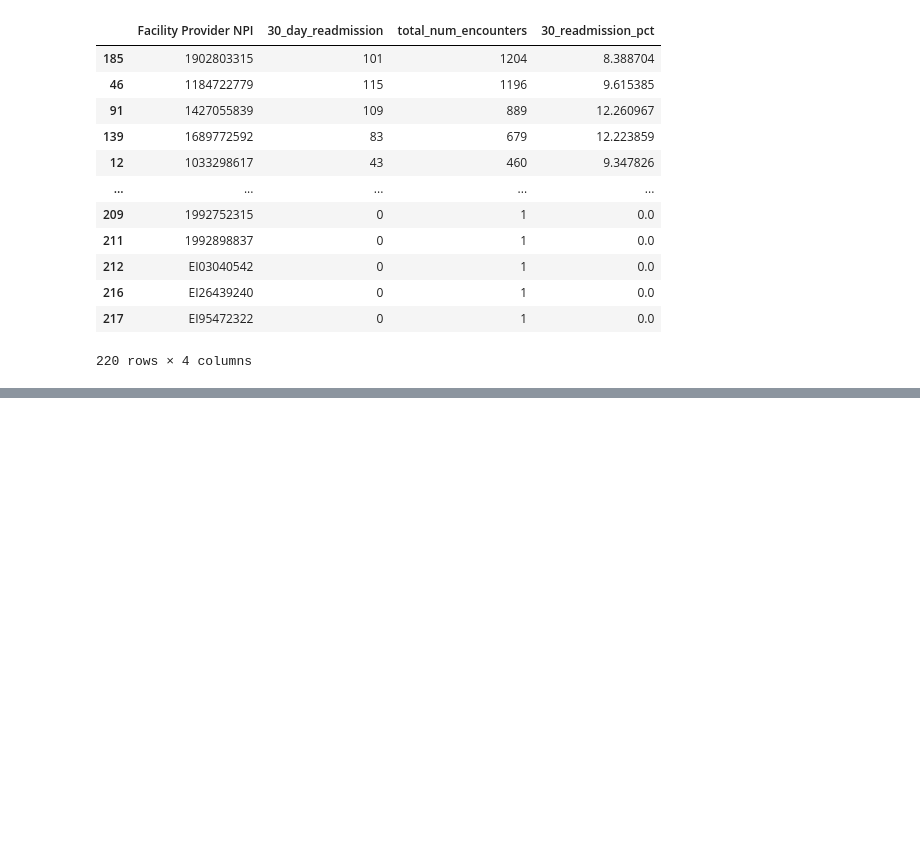
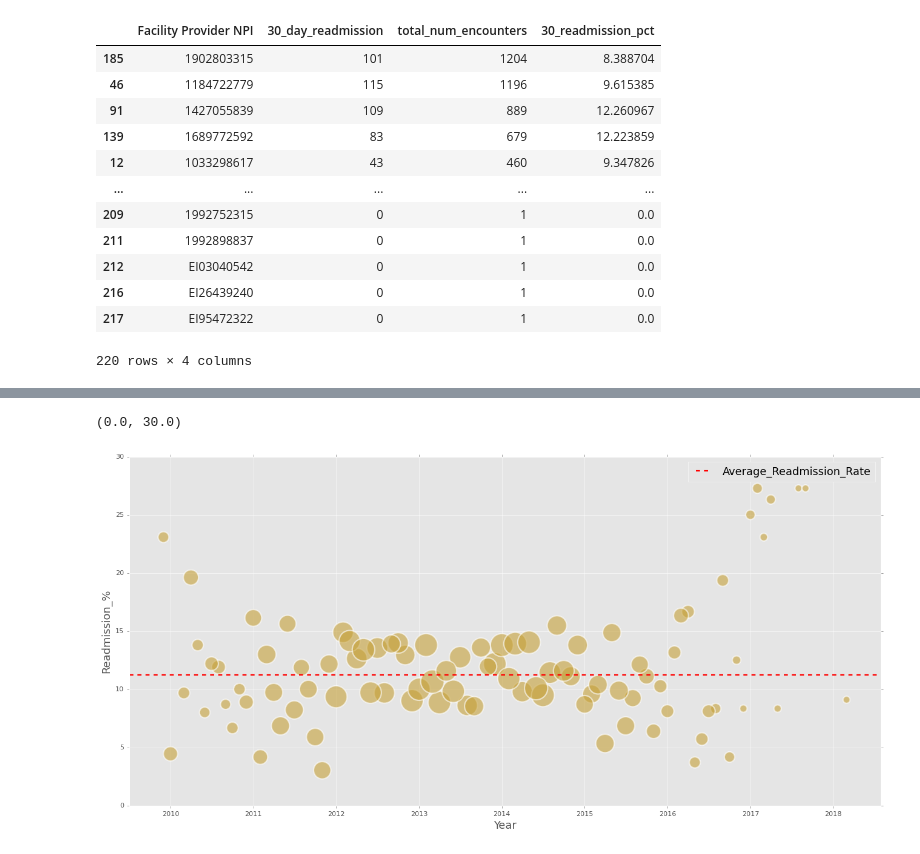
Before and after one commit to rghertel/hospital-readmission-not-koalas, a Jupyter notebook: notebook/hospital_readmission.ipynb, the cells around one changed output, grey strips where cells are left out. Drawn from its saved outputs; the diff is of its cells as text; code cells hidden in the pictures; blank space fills up the shorter version.

```diff
--- a/notebook/hospital_readmission.ipynb
+++ b/notebook/hospital_readmission.ipynb
@@ -396,6 +398,7 @@ for i in q['time_diff']:
 q['within_30'] = b
 print(q['within_30'].value_counts())
 print(696/6213 * 100)
+readmit_rate= (696/6213 * 100)
 # %% [output]
 no     5517
 yes     696
@@ -615,0 +797,8 @@ Name: Patient ID, Length: 4701, dtype: int64
+# %%
+trh = ee.groupby(['month_year']).within_30.count().reset_index(name='Count')
+trh = trh.rename(columns={"Count": "Hospital_Count"})
+print(trh)
+efg = ee[ee['within_30'] == 'yes']
+efg = efg.groupby(['month_year']).within_30.count().reset_index(name='Count')
+efg = efg.rename(columns={"Count": "readmitted_within_30_days"})
+print(efg)
@@ -615,0 +823,2 @@ Name: Patient ID, Length: 4701, dtype: int64
+# %%
+qqqq = trh.merge(efg, how = 'left', on = 'month_year')
@@ -615,0 +839,5 @@ Name: Patient ID, Length: 4701, dtype: int64
+# %%
+qqqq['month_year'] = pd.to_datetime(qqqq['month_year'])
+qqqq['Hospital_Count'] = qqqq['Hospital_Count'].astype('float')
+qqqq['pct_readmitted_30_days'] = qqqq['readmitted_within_30_days']/qqqq['Hospital_Count']*100
+qqqq= qqqq[qqqq['Hospital_Count']>=10]
@@ -615,0 +860,27 @@ Name: Patient ID, Length: 4701, dtype: int64
+# %%
+plt.figure(figsize=(20,9))
+plt.style.use('ggplot')
+
+plt.scatter(
+    x = qqqq['month_year'],
+    y = qqqq['pct_readmitted_30_days'],
+    s = qqqq['Hospital_Count']*10,
+    c = '#c6a139',
+    alpha = 0.6,
+    edgecolor = 'white',
+    linewidth = 2)
+
+plt.axhline(
+    readmit_rate,
+    c='r',
+    linewidth=2,
+    ls = '--',
+    label = 'Average_Readmission_Rate')
+
+plt.xlabel("Year", fontsize=16)
+plt.ylabel("Readmission_%", fontsize=16)
+plt.legend(fontsize=16)
+plt.ylim(bottom=0)
+# %% [output]
+(0.0, 30.0)
+[figure, added]
```
Also changed, not shown: parts of 21 cells of this notebook, 2 other files.
